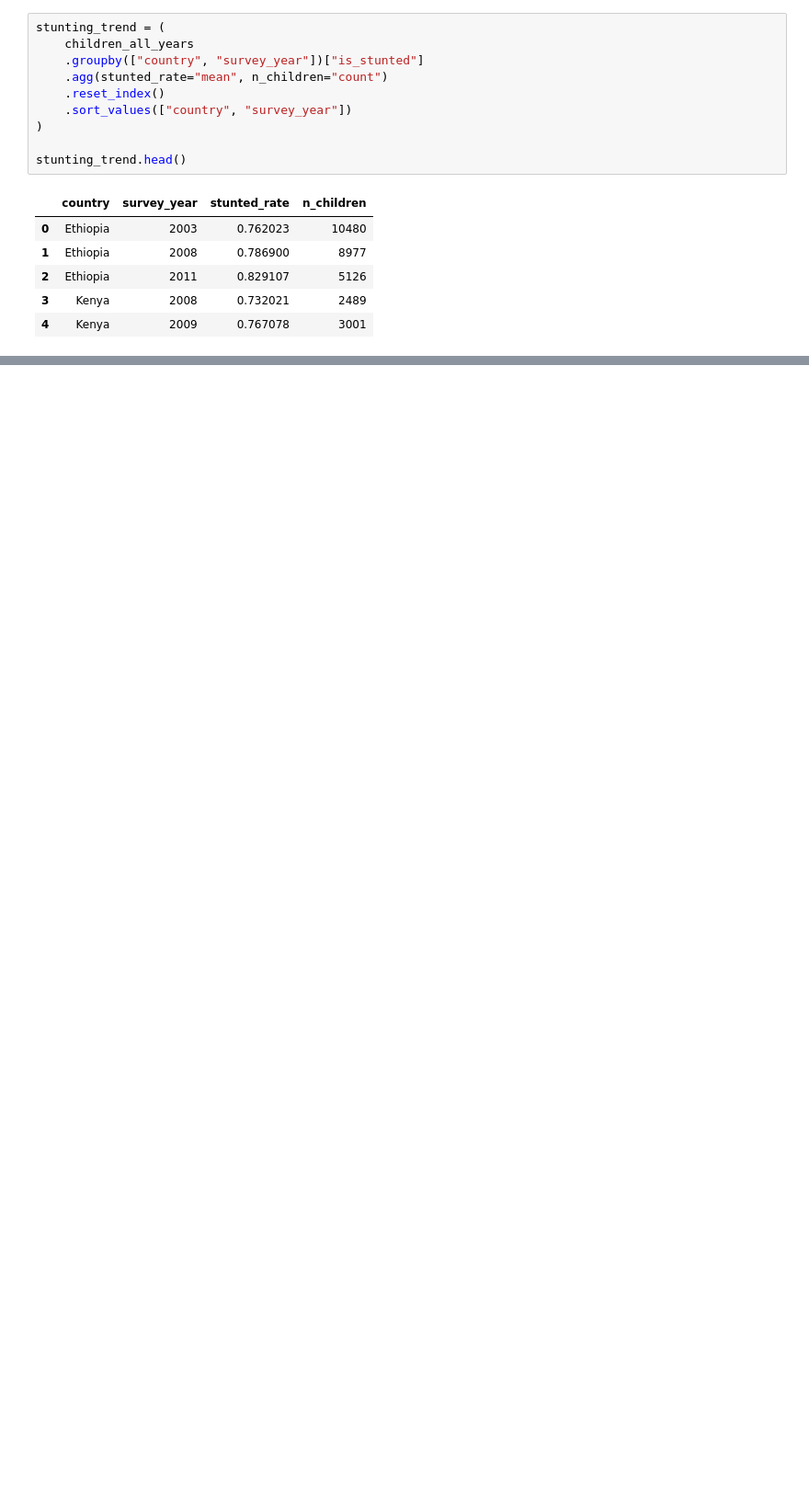
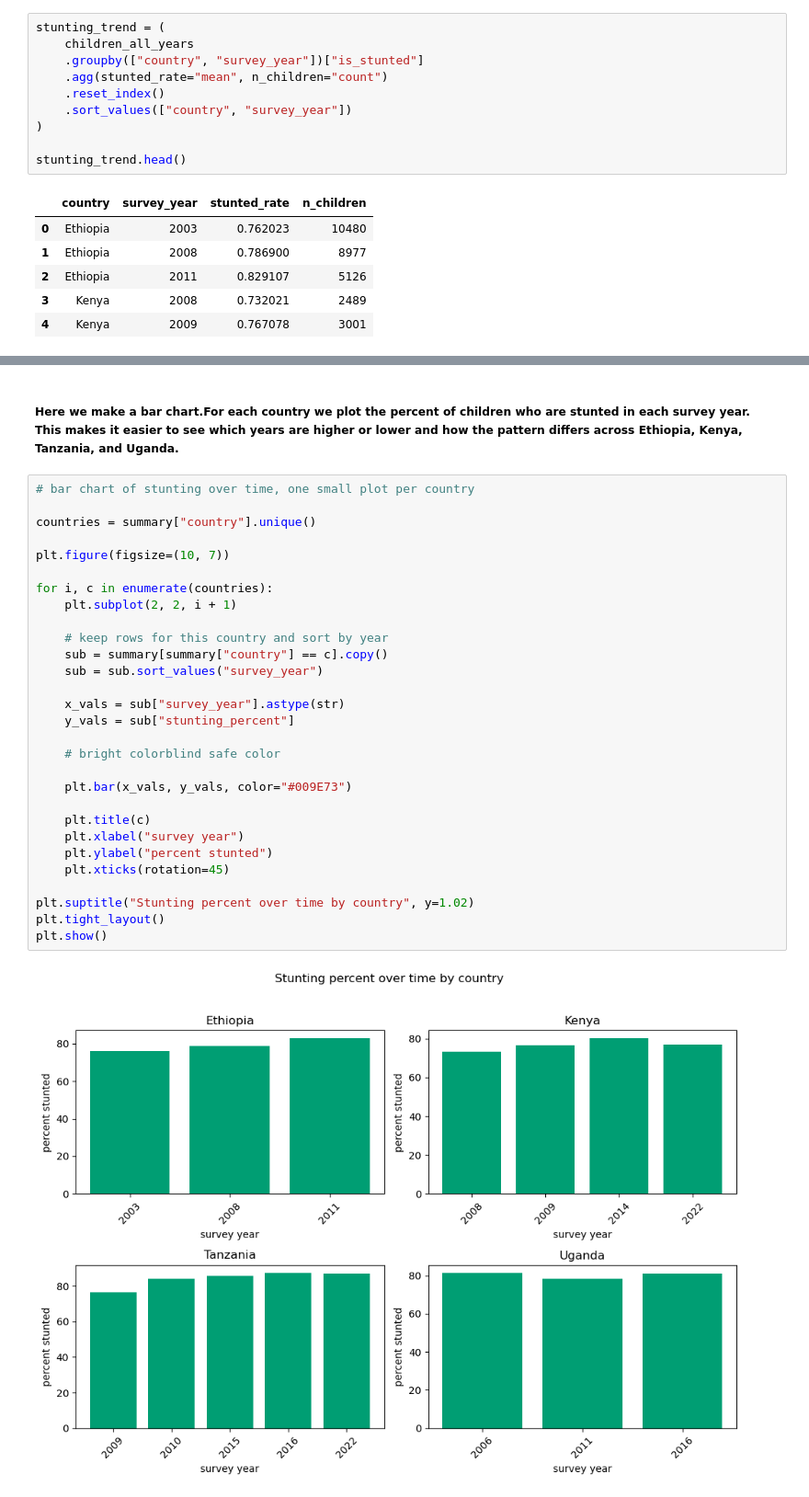
Before and after one commit to venusony/Climate-Malnutrition-EastAfrica, a Jupyter notebook: climate plus region data/Child malnutrition patterns and inequality in East Africa.ipynb, the cells around one changed output, grey strips where cells are left out. Shown at 92% size. Drawn from its saved outputs; the diff is of its cells as text; blank space fills up the shorter version.

```diff
--- a/climate plus region data/Child malnutrition patterns and inequality in East Africa.ipynb
+++ b/climate plus region data/Child malnutrition patterns and inequality in East Africa.ipynb
@@ -151,0 +214,33 @@ plt.show()
+# %% [markdown]
+##### Here we make a bar chart.For each country we plot the percent of children who are stunted in each survey year. This makes it easier to see which years are higher or lower and how the pattern differs across Ethiopia, Kenya, Tanzania, and Uganda.
+# %%
+# bar chart of stunting over time, one small plot per country
+
+countries = summary["country"].unique()
+
+plt.figure(figsize=(10, 7))
+
+for i, c in enumerate(countries):
+    plt.subplot(2, 2, i + 1)
+
+    # keep rows for this country and sort by year
+    sub = summary[summary["country"] == c].copy()
+    sub = sub.sort_values("survey_year")
+
+    x_vals = sub["survey_year"].astype(str)
+    y_vals = sub["stunting_percent"]
+
+    # bright colorblind safe color
+
+    plt.bar(x_vals, y_vals, color="#009E73")
+
+    plt.title(c)
+    plt.xlabel("survey year")
+    plt.ylabel("percent stunted")
+    plt.xticks(rotation=45)
+
+plt.suptitle("Stunting percent over time by country", y=1.02)
+plt.tight_layout()
+plt.show()
+# %% [output]
+[figure, added]
```
Also changed, not shown: parts of 25 cells of this notebook.
